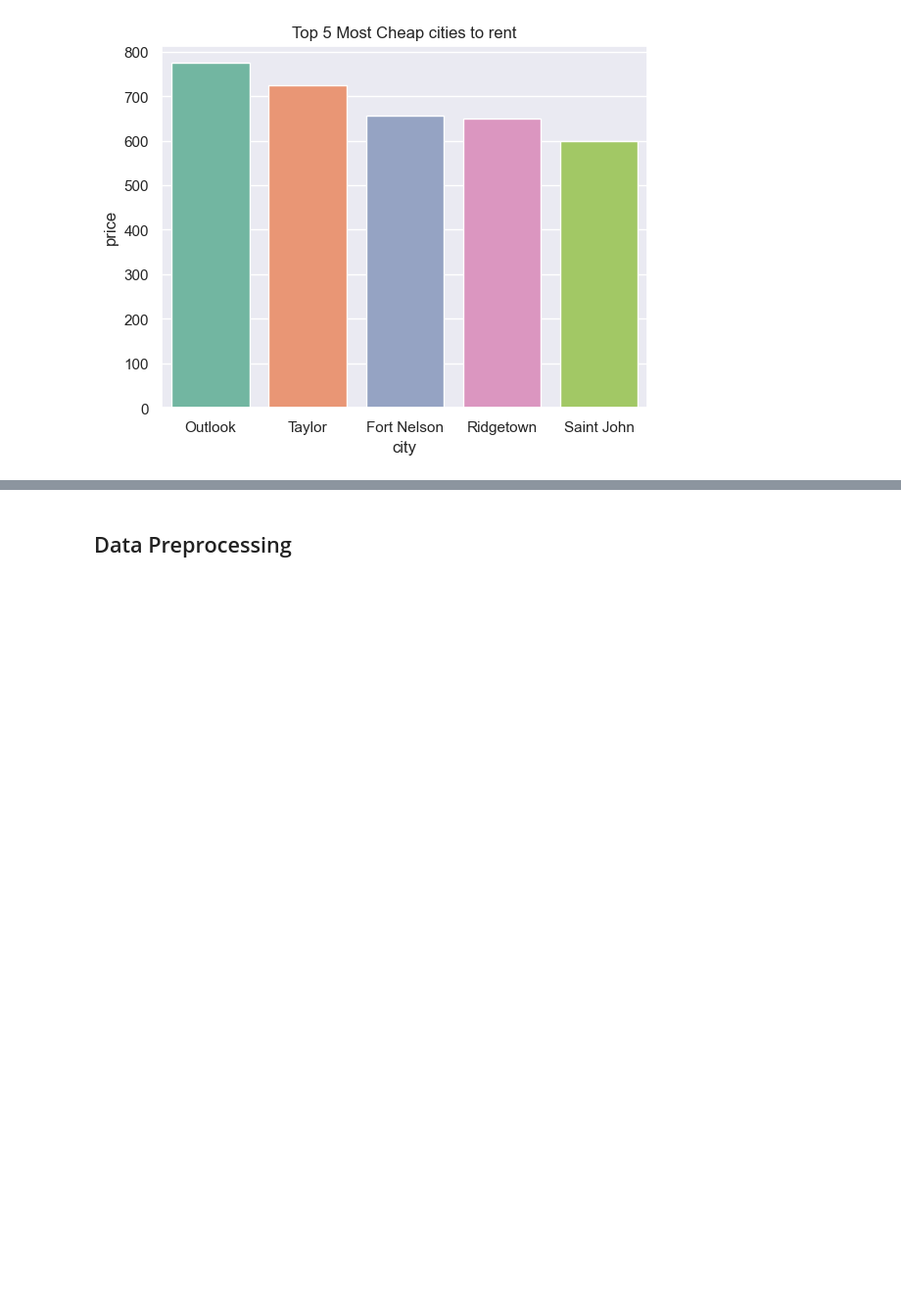
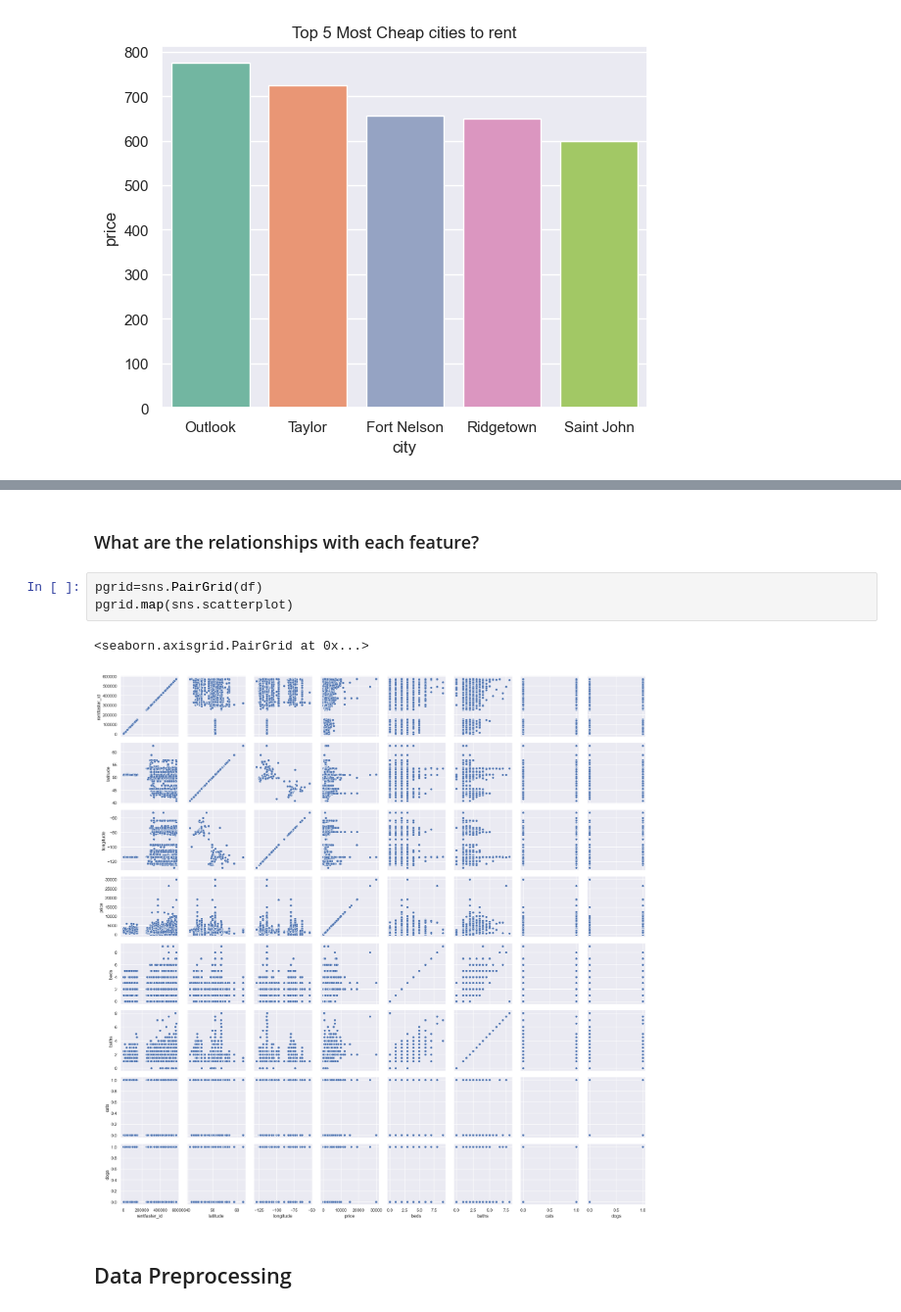
Before and after one commit to angeljanellp/Canadian-Rent-model, a Jupyter notebook: Canadian rent in 2024.ipynb, the cells around one changed output, grey strips where cells are left out. Shown at 98% size. Drawn from its saved outputs; the diff is of its cells as text; blank space fills up the shorter version.

```diff
--- a/Canadian rent in 2024.ipynb
+++ b/Canadian rent in 2024.ipynb
@@ -161,3 +278,11 @@ Text(0.5, 1.0, 'Top 5 Most Cheap cities to rent')
+# %% [markdown]
+### What are the relationships with each feature?
+# %%
+pgrid=sns.PairGrid(df)
+pgrid.map(sns.scatterplot)
+# %% [output]
+<seaborn.axisgrid.PairGrid at 0x...>
+[figure, added]
 # %% [markdown]
 ## Data Preprocessing
 # %% [markdown]
```
Also changed, not shown: parts of 93 cells of this notebook.
